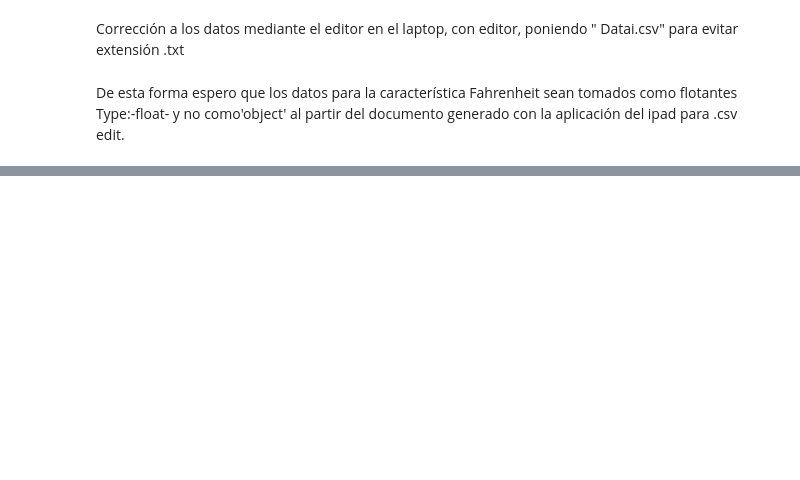
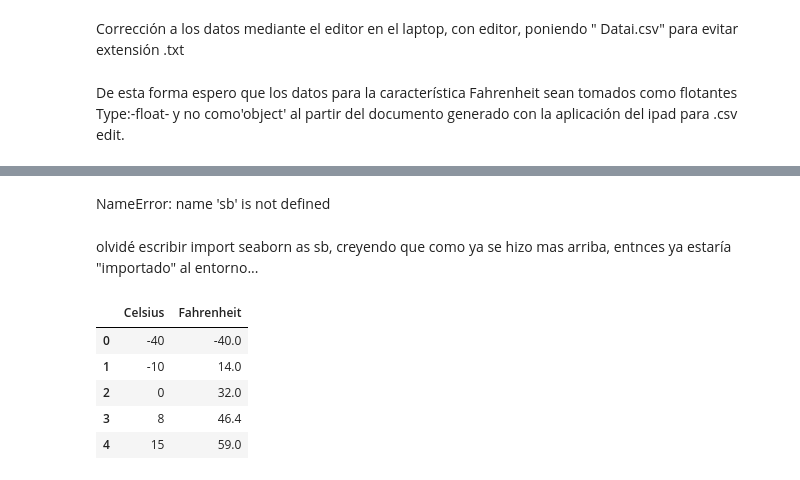
Before and after one commit to AlirioJF/Python-tutorials-iPad-, a Jupyter notebook: Primer_modelo.ipynb, the cells around one changed output, grey strips where cells are left out. Saved outputs shown, nothing was run; the diff lists cells and outputs as text; code cells hidden in the pictures; blank space fills up the shorter version.

```diff
--- a/Primer_modelo.ipynb
+++ b/Primer_modelo.ipynb
@@ -91,0 +113,13 @@ datos.info()
+# %% [markdown]
+NameError: name 'sb' is not defined
+# %% [markdown]
+olvidé escribir import seaborn as sb, creyendo que como ya se hizo mas arriba, entnces ya estaría "importado" al entorno...
+# %%
+Temperaturas.head()
+# %% [output]
+|  | Celsius | Fahrenheit |
+| 0 | -40 | -40.0 |
+| 1 | -10 | 14.0 |
+| 2 | 0 | 32.0 |
+| 3 | 8 | 46.4 |
+| 4 | 15 | 59.0 |
```
Also changed, not shown: parts of 11 cells of this notebook.
